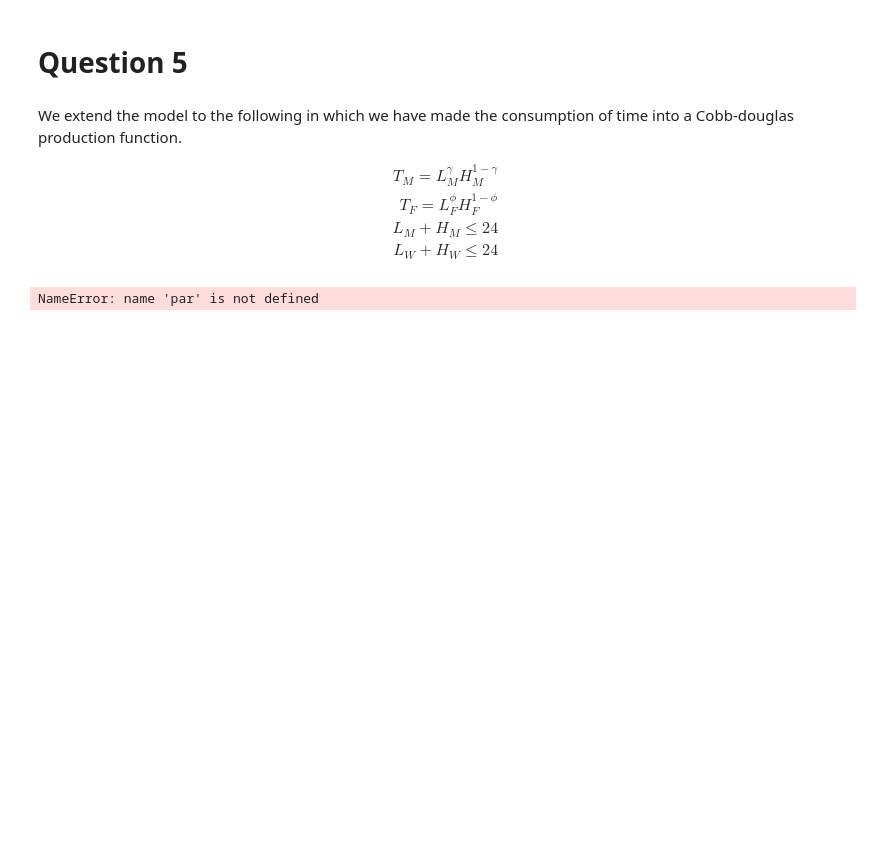
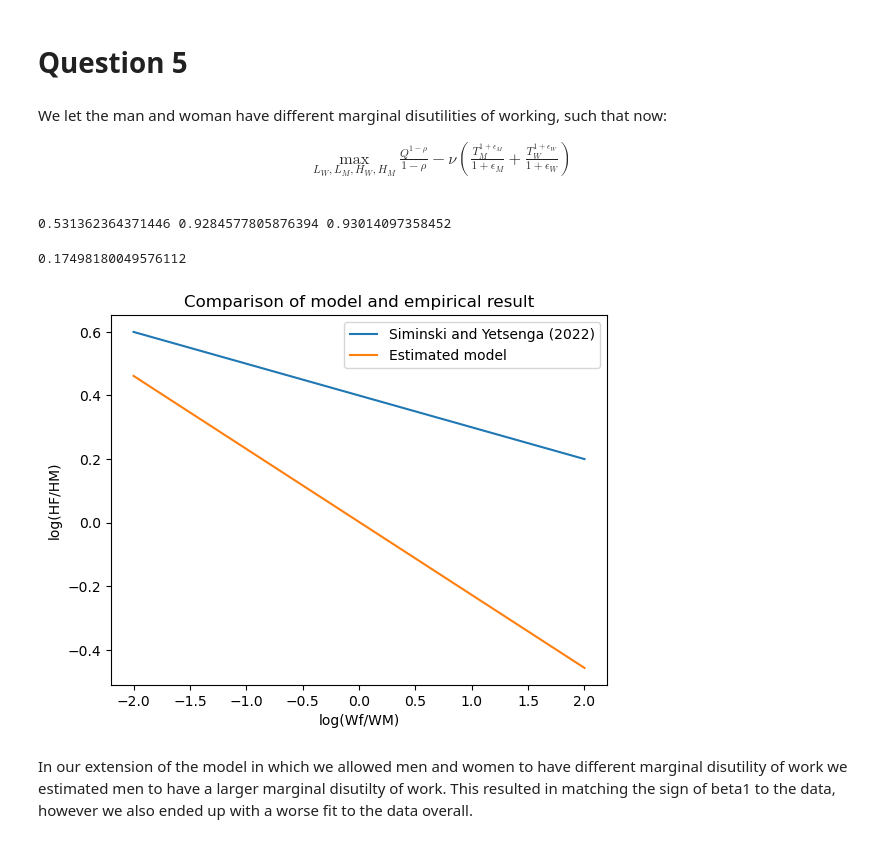
Before and after one commit to NumEconCopenhagen/projects-2023-lise-adam, a Jupyter notebook: inauguralproject/inauguralproject.ipynb, the cells around one changed output. Cells and saved outputs as stored; diff of their text form; code cells hidden in the pictures; blank space fills up the shorter version.

```diff
--- a/inauguralproject/inauguralproject.ipynb
+++ b/inauguralproject/inauguralproject.ipynb
@@ -192,11 +165,8 @@ sol=model_1.sol
-# %% [markdown]
-We extend the model to the following in which we have made the consumption of time into a Cobb-douglas production function.
-
-$$
-\begin{align*}
-T_M= L_M^\gamma H_M^{1-\gamma} \\
-T_F= L_F^\phi H_F^{1-\phi} \\
-L_M+H_M\leq 24 \\
-L_W+H_W \leq 24
-\end{align*}
-$$
+# %% [markdown]
+We let the man and woman have different marginal disutilities of working, such that now:
+
+$$
+\begin{align*}
+\max_{L_{W},L_{M},H_{W},H_{M}}&\frac{Q^{1-\rho}}{1-\rho}-\nu\left(\frac{T_{M}^{1+\epsilon_M}}{1+\epsilon_M}+\frac{T_{W}^{1+\epsilon_W}}{1+\epsilon_W}\right) \\
+\end{align*}
+$$
@@ -203,17 +181,31 @@ $$
 # %%
-
-
-
 # Calling estimation.
 model_1.estimate()
+print(sol.sigma_estimate, sol.epsilon_w_estimate, sol.epsilon_m_estimate)
 
-par.gender=1
-
-print(sol.sigma_estimate, sol.gamma_estimate, sol.phi_estimate)
-
-# Creating list with solutions
-x=[sol.sigma_estimate,sol.gamma_estimate,sol.phi_estimate]
-# Calling method to run objective regression.
+# Finding deviation function value
+x = [sol.sigma_estimate,sol.epsilon_w_estimate,sol.epsilon_m_estimate]
 model_1.objective_regression(x)
 # %% [output]
-NameError: name 'par' is not defined
+0.531362364371446 0.9284577805876394 0.93014097358452
+0.17498180049576112
+# %%
+# Creating linspace for x-axis
+x1 = np.linspace(-2, 2, 100)
+
+# Regression from Siminski and Yetsenga (2022)
+log_HFHM = 0.4 - 0.1*x1
+logHFHM_est = sol.beta0 + sol.beta1*x1
+
+# Plotting the two regressions and adding label and legend
+plt.plot(x1, log_HFHM, label='Siminski and Yetsenga (2022)')
+plt.plot(x1, logHFHM_est, label='Estimated model')
+plt.xlabel('log(Wf/WM)')
+plt.ylabel('log(HF/HM)')
+plt.title('Comparison of model and empirical result')
+plt.legend()
+plt.show()
+# %% [output]
+[figure, added]
+# %% [markdown]
+In our extension of the model in which we allowed men and women to have different marginal disutility of work we estimated men to have a larger marginal disutilty of work. This resulted in matching the sign of beta1 to the data, however we also ended up with a worse fit to the data overall.
```
Also changed, not shown: parts of 16 cells of this notebook.
